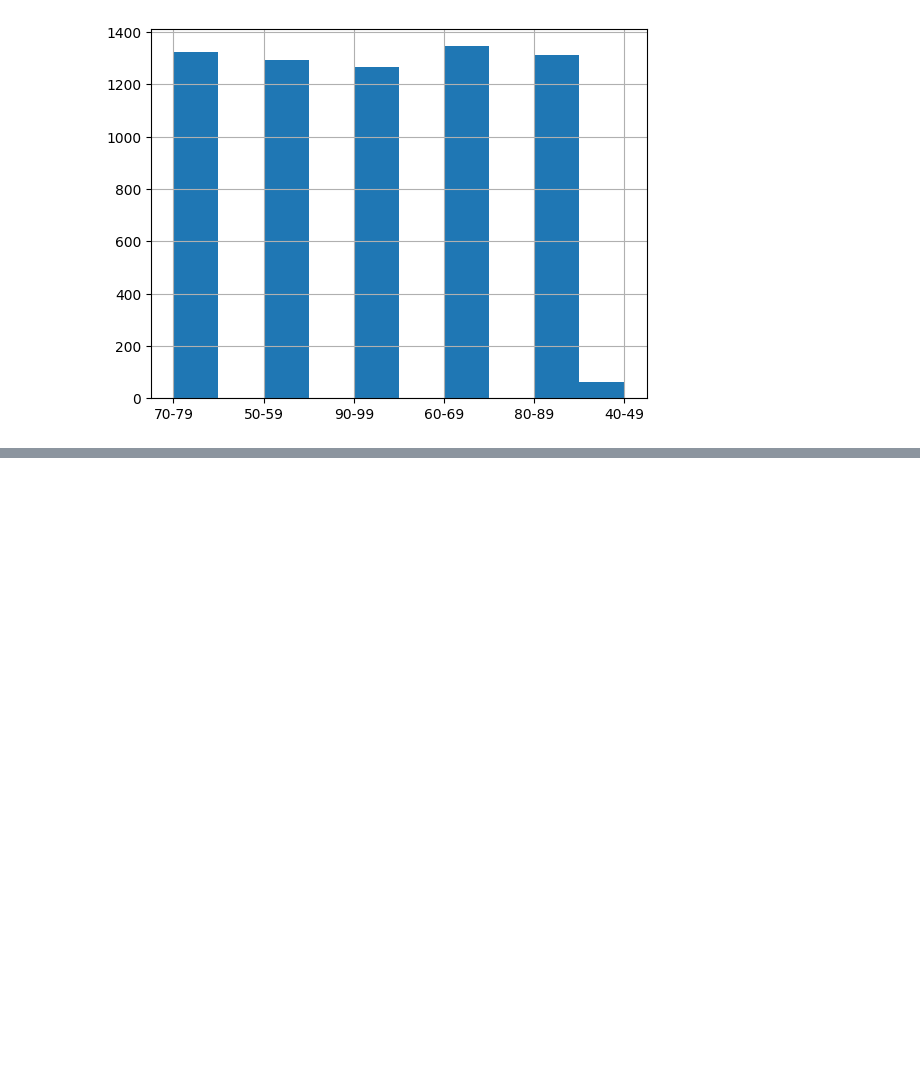
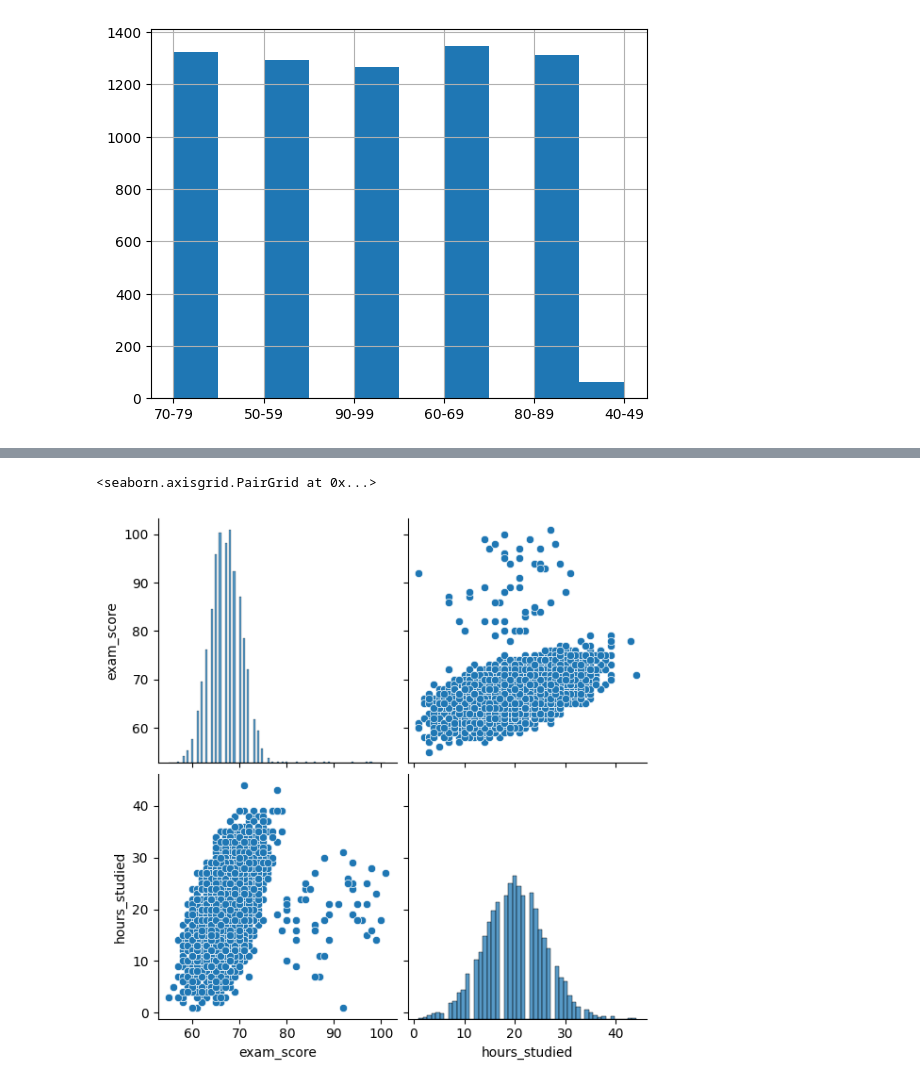
Before and after one commit to eeeare-eyesee/Student_Performance_Project, a Jupyter notebook: Student_Performance_Factors.ipynb, the cells around one changed output, grey strips where cells are left out. Saved outputs shown, nothing was run; the diff lists cells and outputs as text; code cells hidden in the pictures; blank space fills up the shorter version.

```diff
--- a/Student_Performance_Factors.ipynb
+++ b/Student_Performance_Factors.ipynb
@@ -421,0 +462,7 @@ df['exam_score_range'].hist(bins=10)
+# %%
+#adding pairplot viz for exam score to hours studied
+#sns.pairplot(df[['exam_score','hours_studied','attendance','sleep_hours','previous_scores','tutoring_sessions','student_physical_activity']], height=5, aspect = 1.5)
+sns.pairplot(df[['exam_score','hours_studied']], height=3, aspect = 1)
+# %% [output]
+<seaborn.axisgrid.PairGrid at 0x...>
+[figure, added]
```
Also changed, not shown: parts of 9 cells of this notebook.
